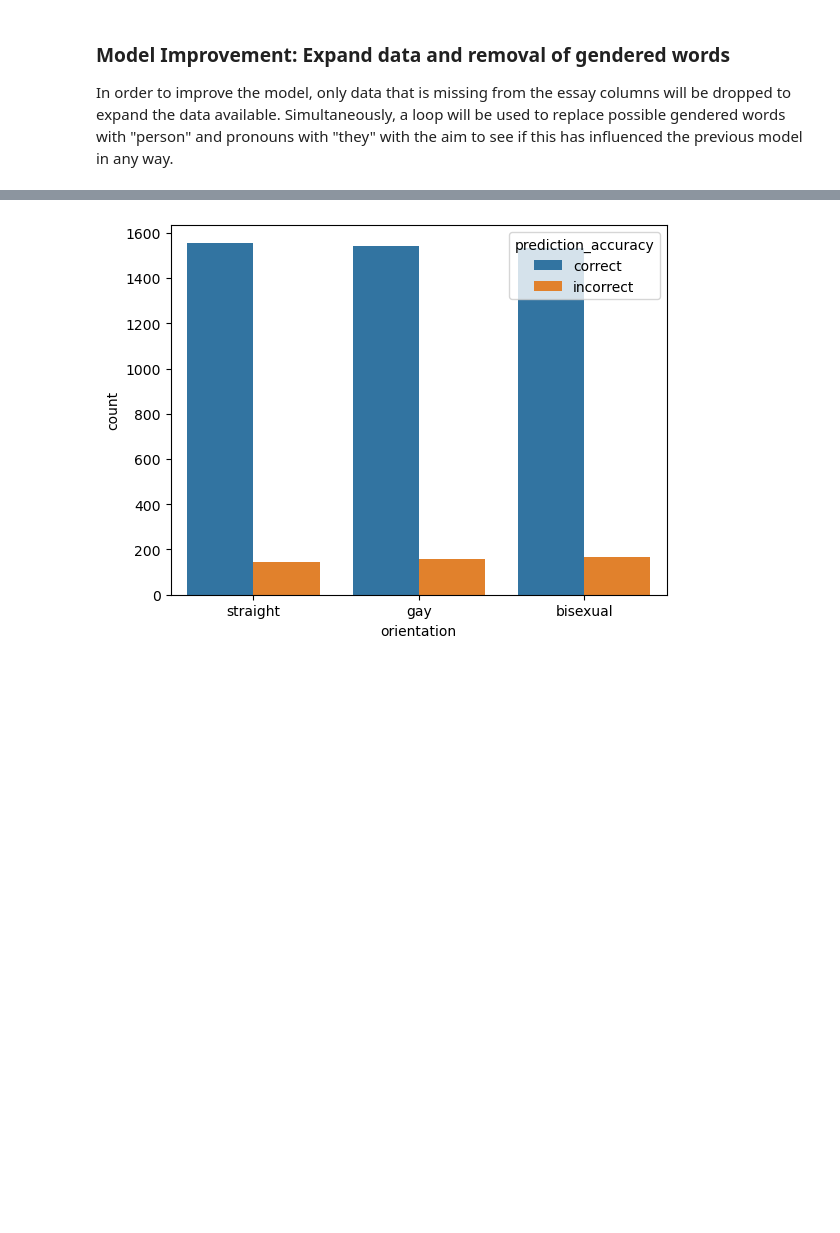
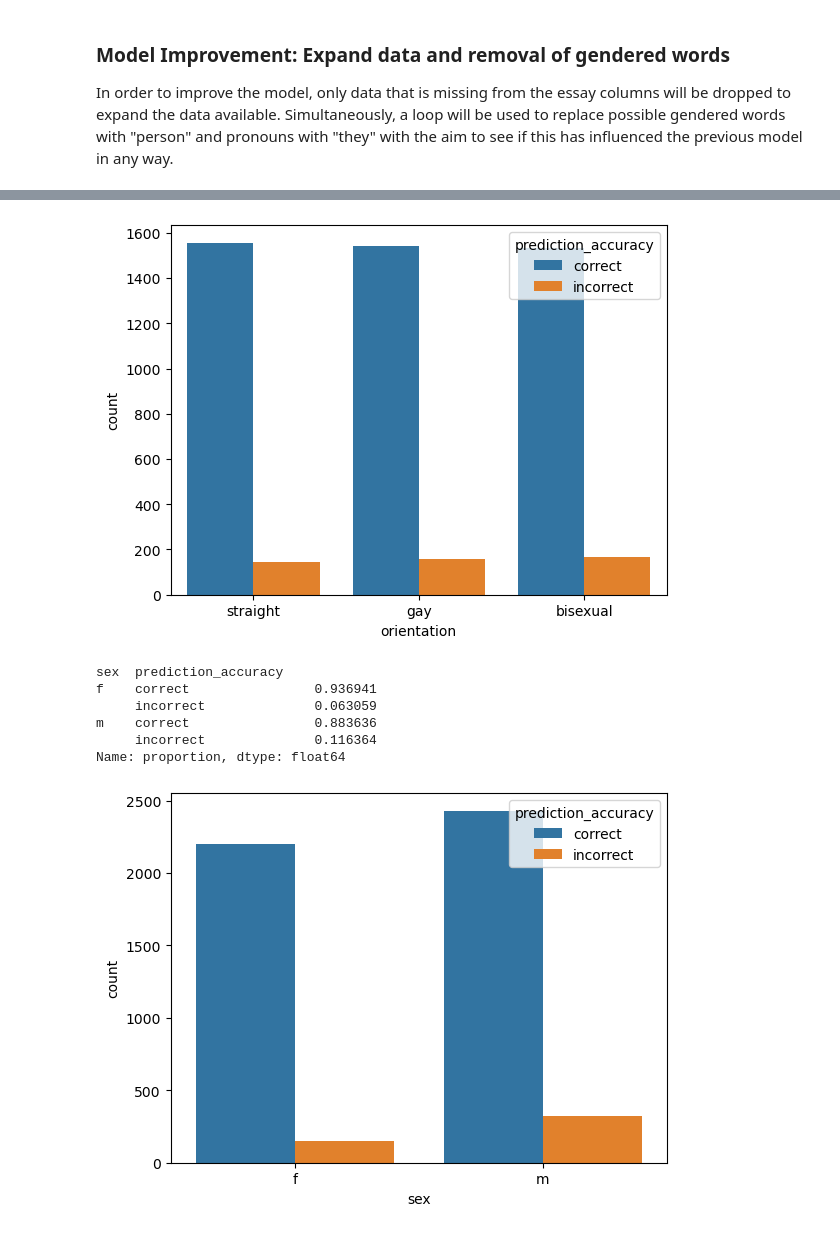
Before and after one commit to Kyuuseishu14/Codecademy_OK_cupid_model, a Jupyter notebook: date-a-scientist.ipynb, the cells around one changed output, grey strips where cells are left out. Saved outputs shown, nothing was run; the diff lists cells and outputs as text; code cells hidden in the pictures; blank space fills up the shorter version.

```diff
--- a/date-a-scientist.ipynb
+++ b/date-a-scientist.ipynb
@@ -699,9 +764,17 @@ straight_sample = profiles_dropna_essays[profiles_dropna_essays.orientation == "
 gay_sample = profiles_dropna_essays[profiles_dropna_essays.orientation == "gay"].sample(n = 1699, random_state = 0)
 bisexual_sample = profiles_dropna_essays[profiles_dropna_essays.orientation == "bisexual"]
 
+#checking proportions of male vs female
+print(straight_sample.sex.value_counts(normalize = True))
+print(gay_sample.sex.value_counts(normalize = True))
+print(bisexual_sample.sex.value_counts(normalize = True))
+#proportions in line with the data analysis further up
+
+#joining the tables together
 equal_samples_df = pd.concat([straight_sample, gay_sample, bisexual_sample])
 equal_samples_df = equal_samples_df.reset_index()
 print(equal_samples_df["orientation"].value_counts()) #there are 1699 samples each
+print(equal_samples_df.sex.value_counts(normalize = True)) #sample contains 57% male and 43% female, closer to the data distribution of male vs female
 
 #identifying the feature and targets
 features = equal_samples_df["essays_combined"]
@@ -727,11 +800,16 @@ bagging_score = accuracy_score(y_test, predictions)
 print(f"The score of the model with bagging with 10 estimators is {bagging_score}") #69.8% accuracy compared to the previous model.
 #This is a little worse than the first model, my question is, is it still biased
 
+print(classification_report(y_test, predictions))
+
 #adding the predictions to the dataframe and adding a binary accuracy columns
 overall_predictions = bagging_model.predict(counter.transform(features))
-print(overall_predictions)
+# print(overall_predictions)
 equal_samples_df["sex_prediction"] = overall_predictions
-print(equal_samples_df["sex_prediction"].head())
+# print(equal_samples_df["sex_prediction"].head())
+
+#report of all data
+print(classification_report(target, overall_predictions))
 
 equal_samples_df["prediction_accuracy"] = equal_samples_df.apply(lambda x: "correct" if x["sex"] == x["sex_prediction"] else "incorrect", axis = 1)
 
@@ -743,4 +821,10 @@ print(equal_samples_df.groupby("orientation").prediction_accuracy.value_counts(n
 #plot of the information
 sns.countplot(data = equal_samples_df, x = "orientation", hue = "prediction_accuracy")
 plt.show()
+
+#printing the results for misclassification by sex
+print(equal_samples_df.groupby("sex").prediction_accuracy.value_counts(normalize = True))
+
+sns.countplot(data = equal_samples_df, x = "sex", hue = "prediction_accuracy")
+plt.show()
 # %% [output]
@@ -760,8 +844,15 @@ The score of the model with bagging with 10 estimators is 0.6980392156862745
              incorrect              0.092407
 straight     correct                0.915833
              incorrect              0.084167
 Name: proportion, dtype: float64
 [figure]
+sex  prediction_accuracy
+f    correct                0.936941
+     incorrect              0.063059
+m    correct                0.883636
+     incorrect              0.116364
+Name: proportion, dtype: float64
+[figure, added]
 # %% [markdown]
 ### Evaluating Bagging Method with 10 models
 
```
Also changed, not shown: parts of 18 cells of this notebook.
